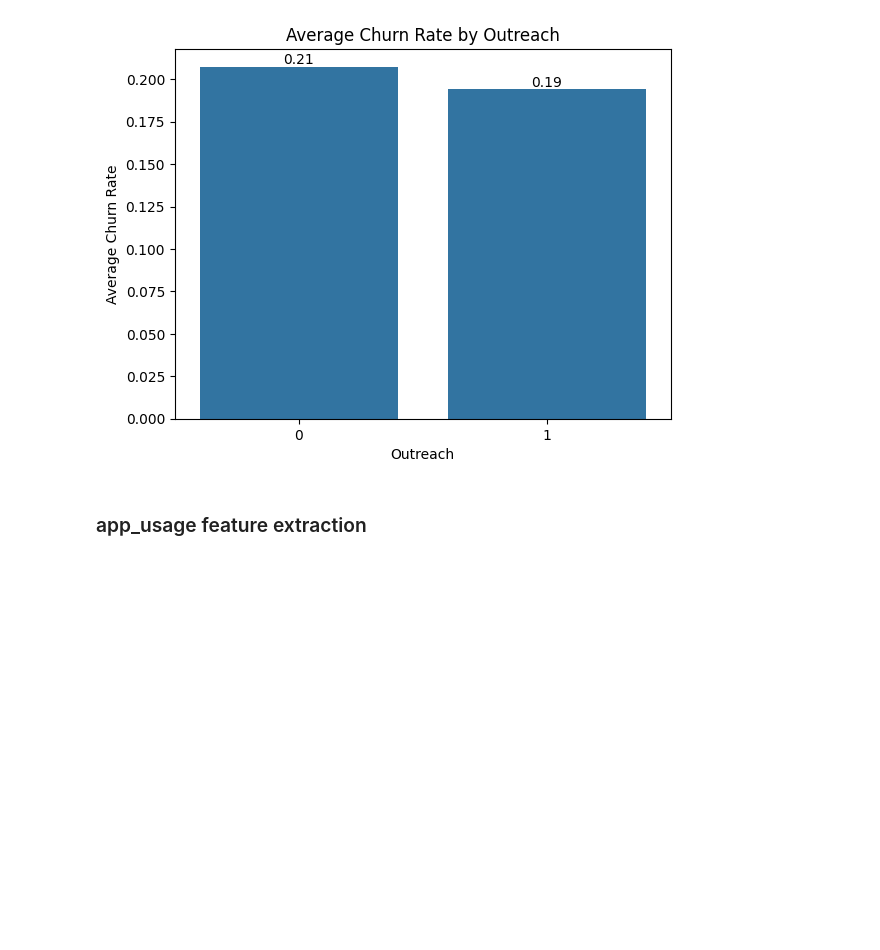
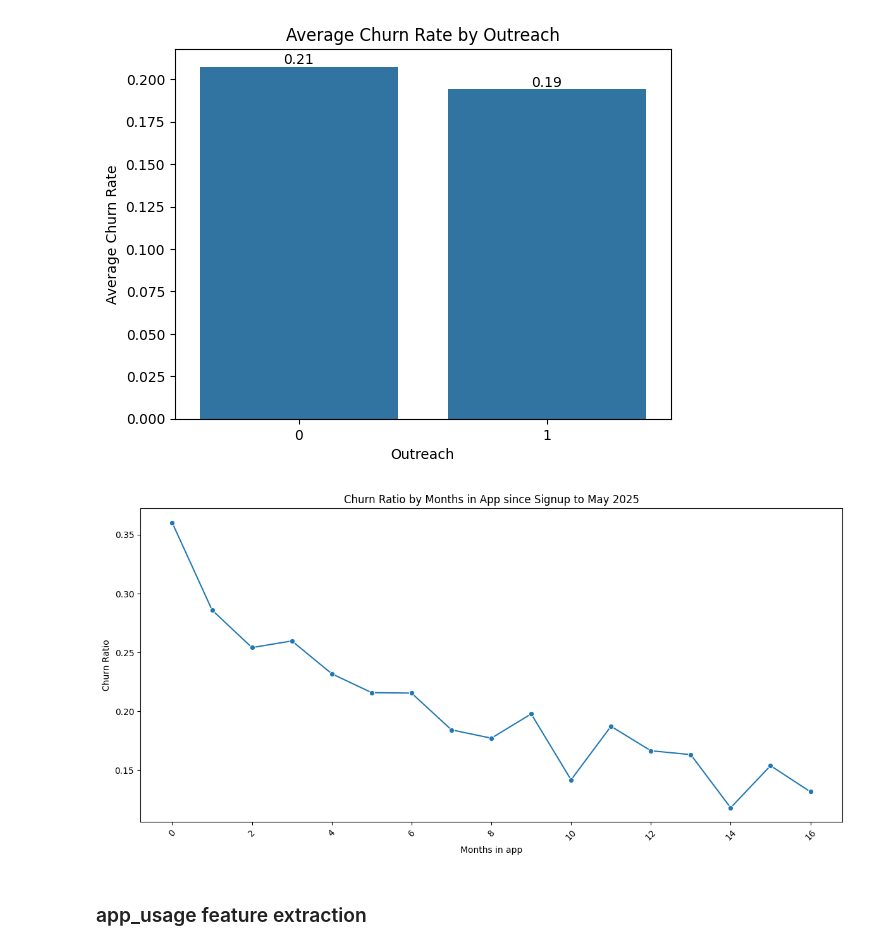
Before and after one commit to omergazit2/VI_churn_assignment, a Jupyter notebook: notebooks/feature_exploration.ipynb, the cells around one changed output. Cells and saved outputs as stored; diff of their text form; code cells hidden in the pictures; blank space fills up the shorter version.

```diff
--- a/EDA.ipynb
+++ b/notebooks/feature_exploration.ipynb
@@ -73,5 +73,8 @@ memory usage: 312.6+ KB
 # %%
-# what is the timeframe of this data?
-print("The timerame of the churn_labels data is from {} to {}".format(churn_labels['signup_date'].min(), churn_labels['signup_date'].max()))
-# how many users are in the churn labels data?
-print("There are {} unique users in the churn_labels data".format(churn_labels['member_id'].nunique()))
+# Define the reference date (May 2025)
+reference_date = pd.to_datetime('2025-05-01')
+
+# Calculate months in app
+signup_dates = pd.to_datetime(churn_labels['signup_date'])
+churn_labels['months_in_app'] = ((reference_date.year - signup_dates.dt.year) * 12 +
+                                  (reference_date.month - signup_dates.dt.month))
@@ -88,6 +110,26 @@ ax.bar_label(ax.containers[0], fmt='%.2f')
 # %% [output]
 [Text(0, 0, '0.21'), Text(0, 0, '0.19')]
 [figure]
+# %%
+churn_labels['year_month'] = pd.to_datetime(churn_labels['signup_date']).dt.to_period('M')
+
+# Calculate churn ratio by year-month
+churn_by_month = churn_labels.groupby('months_in_app').agg(
+    churn_ratio=('churn', 'mean'),
+    total_members=('member_id', 'count')
+).reset_index()
+
+# Plot
+plt.figure(figsize=(12, 6))
+sns.lineplot(data=churn_by_month, x='months_in_app', y='churn_ratio', marker='o')
+plt.xticks(rotation=45)
+plt.title('Churn Ratio by Months in App since Signup to May 2025')
+plt.ylabel('Churn Ratio')
+plt.xlabel('Months in app')
+plt.tight_layout()
+plt.show()
+# %% [output]
+[figure, added]
 # %% [markdown]
 ### app_usage feature extraction
 # %%
```
Also changed, not shown: parts of 7 cells of this notebook, 3 other files.
